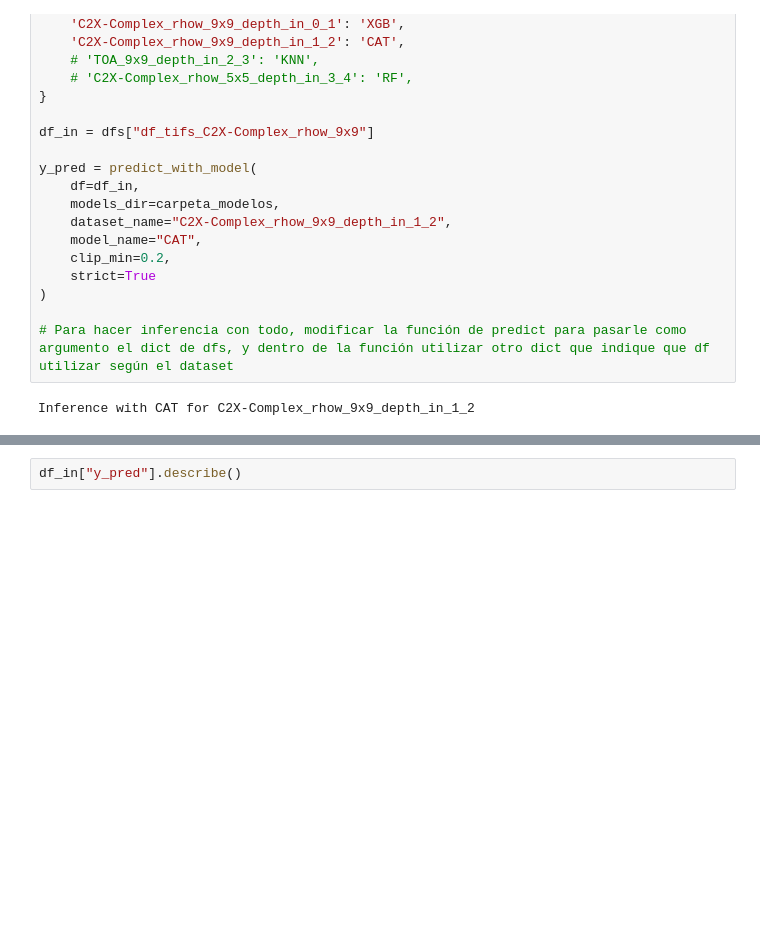
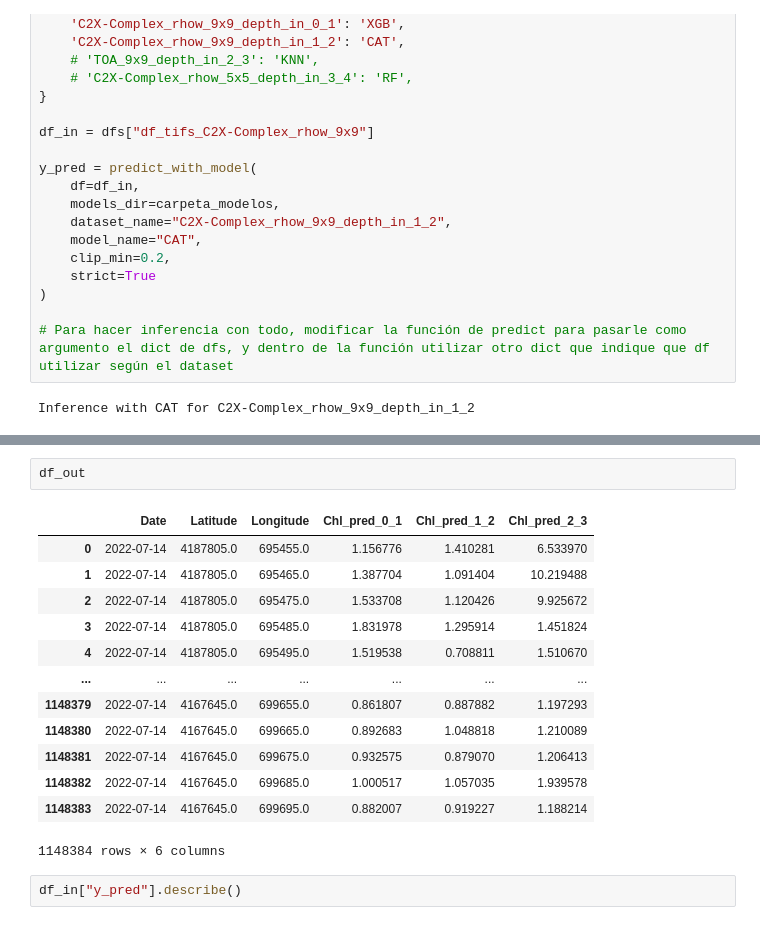
Before and after one commit to Antonio-MI/mar-menor-chl, a Jupyter notebook: Aplicacion_Modelos.ipynb, the cells around one changed output, grey strips where cells are left out. Drawn from its saved outputs; the diff is of its cells as text; blank space fills up the shorter version.

```diff
--- a/Aplicacion_Modelos.ipynb
+++ b/Aplicacion_Modelos.ipynb
@@ -745,3 +735,19 @@ df_in
+# %%
+df_out
+# %% [output]
+|  | Date | Latitude | Longitude | Chl_pred_0_1 | Chl_pred_1_2 | Chl_pred_2_3 |
+| 0 | 2022-07-14 | 4187805.0 | 695455.0 | 1.156776 | 1.410281 | 6.533970 |
+| 1 | 2022-07-14 | 4187805.0 | 695465.0 | 1.387704 | 1.091404 | 10.219488 |
+| 2 | 2022-07-14 | 4187805.0 | 695475.0 | 1.533708 | 1.120426 | 9.925672 |
+| 3 | 2022-07-14 | 4187805.0 | 695485.0 | 1.831978 | 1.295914 | 1.451824 |
+| 4 | 2022-07-14 | 4187805.0 | 695495.0 | 1.519538 | 0.708811 | 1.510670 |
+| ... | ... | ... | ... | ... | ... | ... |
+| 1148379 | 2022-07-14 | 4167645.0 | 699655.0 | 0.861807 | 0.887882 | 1.197293 |
+| 1148380 | 2022-07-14 | 4167645.0 | 699665.0 | 0.892683 | 1.048818 | 1.210089 |
+| 1148381 | 2022-07-14 | 4167645.0 | 699675.0 | 0.932575 | 0.879070 | 1.206413 |
+| 1148382 | 2022-07-14 | 4167645.0 | 699685.0 | 1.000517 | 1.057035 | 1.939578 |
+| 1148383 | 2022-07-14 | 4167645.0 | 699695.0 | 0.882007 | 0.919227 | 1.188214 |
+1148384 rows × 6 columns
 # %%
 df_in["y_pred"].describe()
 # %% [output]
```
Also changed, not shown: parts of 5 cells of this notebook, 11 other files.
